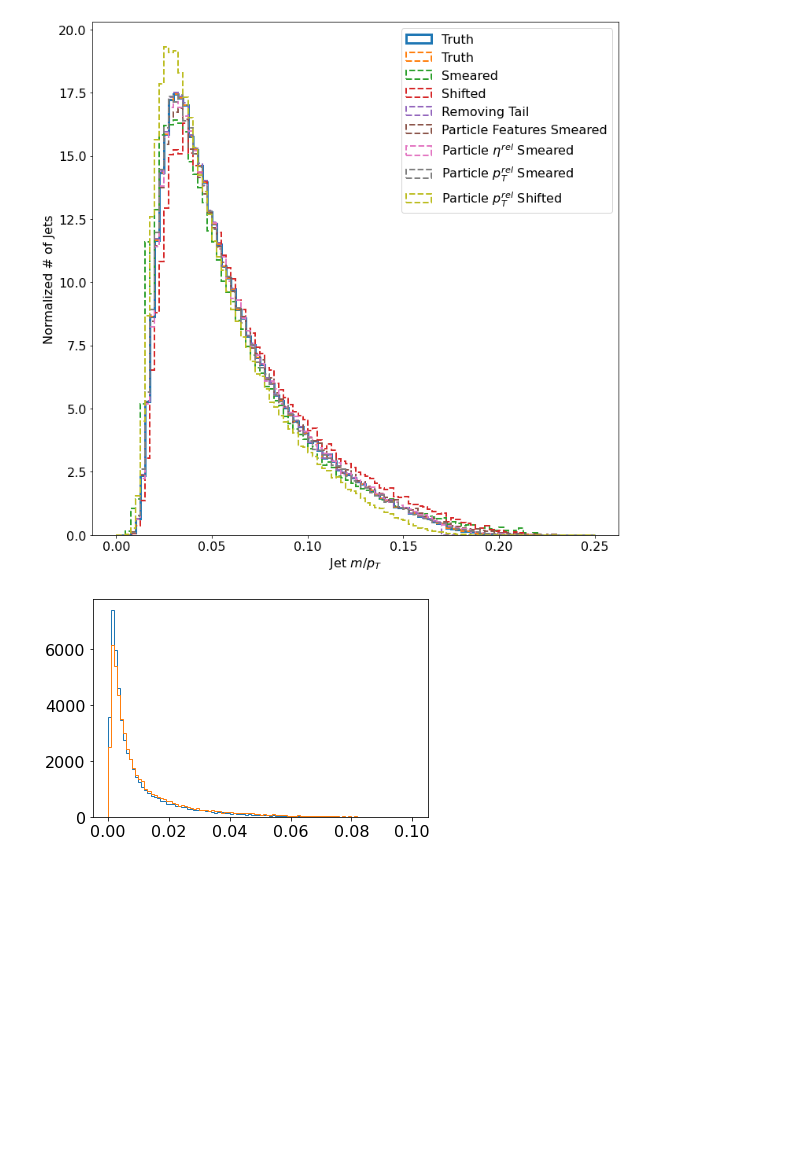
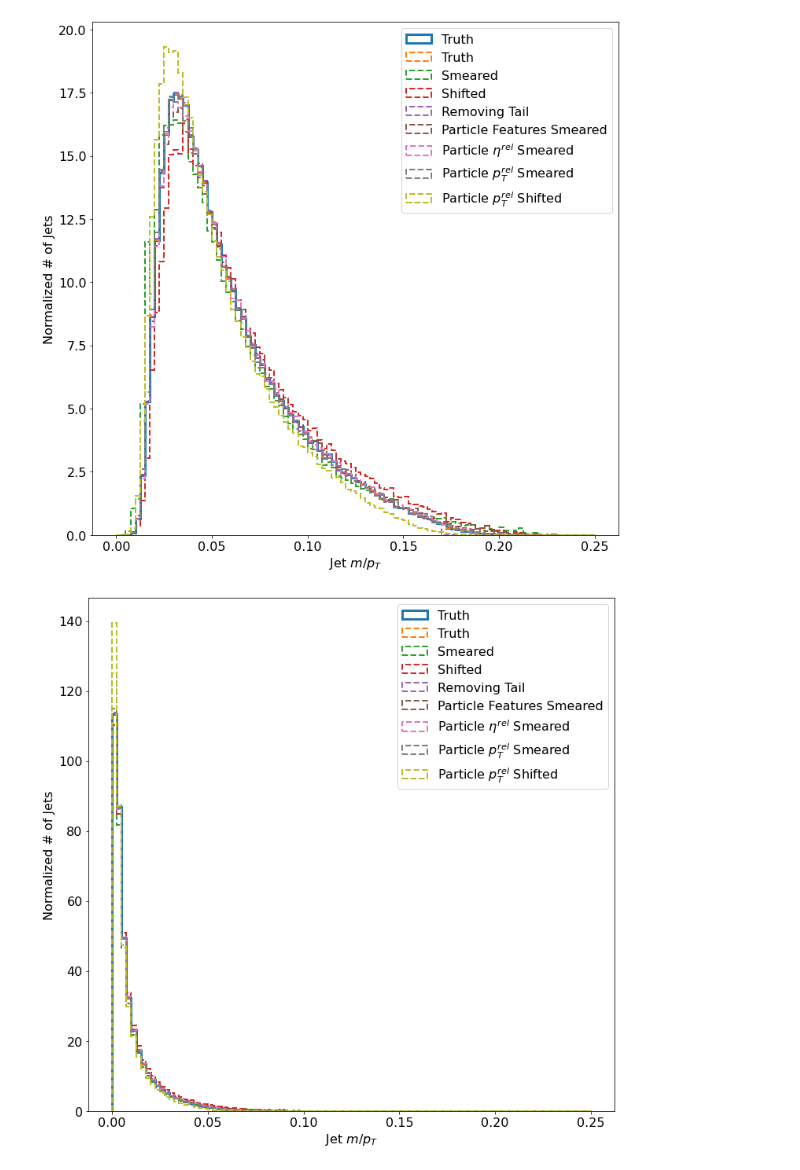
Before and after one commit to rkansal47/hep-generative-metrics, a Jupyter notebook: src/jet_tests.ipynb, the cells around one changed output. Drawn from its saved outputs; the diff is of its cells as text; code cells hidden in the pictures; blank space fills up the shorter version.

```diff
--- a/src/jet_tests.ipynb
+++ b/src/jet_tests.ipynb
@@ -113,15 +115,26 @@ pf_dists["pt_shifted"] = (
 
 masses = {key: jetnet.utils.jet_features(jets)["mass"] for key, (jets, _) in pf_dists.items()}
 # %%
-with open("pf_dists.pkl", "wb") as f:
-    pickle.dump(pf_dists, f)
+# with open("pf_dists.pkl", "wb") as f:
+#     pickle.dump(pf_dists, f)
 # %%
 efps = {
     key: jetnet.utils.efps(jets, efpset_args=[("d<=", 4)]) for key, (jets, _) in pf_dists.items()
 }
 # %%
-with open("efps_dict.pkl", "wb") as f:
-    pickle.dump(efps, f)
+# with open("efps_dict.pkl", "wb") as f:
+#     pickle.dump(efps, f)
+# %%
+# with open(f"{data_dir}/pf_dists.pkl", 'rb') as f:
+#     pf_dists = pickle.load(f)
+
+# with open(f"{data_dir}/efps_dict.pkl", 'rb') as f:
+#     efps = pickle.load(f)
+
+pnet_activations = {}
+
+for key in pf_dists:
+    pnet_activations[key] = np.load(f"{data_dir}/pnet_activations_{key}.npy")
 # %%
 plt.figure(figsize=(12, 12))
 
@@ -155,6 +168,41 @@ plt.ylabel("Normalized # of Jets")
 plt.savefig(f"{plot_dir}/jet_dists.pdf", bbox_inches="tight")
 # %% [output]
 [figure]
+# %%
+plt.figure(figsize=(12, 12))
+
+# bins = np.linspace(0, 0.04, 101)
+bins = np.linspace(0, 0.25, 101)
+efp_index = 2
+
+_ = plt.hist(efps_true[:, efp_index], bins, histtype="step", label="Truth", linewidth=3, density=True)
+for weights, label in dists.values():
+    _ = plt.hist(
+        efps_true[:, efp_index],
+        bins,
+        weights=weights,
+        histtype="step",
+        label=label,
+        linewidth=2,
+        linestyle="dashed",
+        density=True,
+    )
+for key, (_, label) in pf_dists.items():
+    _ = plt.hist(
+        efps[key][:, efp_index],
+        bins,
+        histtype="step",
+        label=label,
+        linewidth=2,
+        linestyle="dashed",
+        density=True,
+    )
+plt.legend()
+plt.xlabel(r"Jet $m/p_T$")
+plt.ylabel("Normalized # of Jets")
+plt.savefig(f"{plot_dir}/jet_dists_efp.pdf", bbox_inches="tight")
+# %% [output]
+[figure, added]
 # %%
 num_samples = 50_000
 sample_efps = OrderedDict()
@@ -171,5 +224,0 @@ for key, (weights, _) in dists.items():
-# %%
-_ = plt.hist(true_efps[:, 2], np.linspace(0, 0.1, 101), histtype="step")
-_ = plt.hist(sample_efps["shifted"][:, 2], np.linspace(0, 0.1, 101), histtype="step")
-# %% [output]
-[figure, removed]
```
Also changed, not shown: parts of 11 cells of this notebook, 1 other file.
